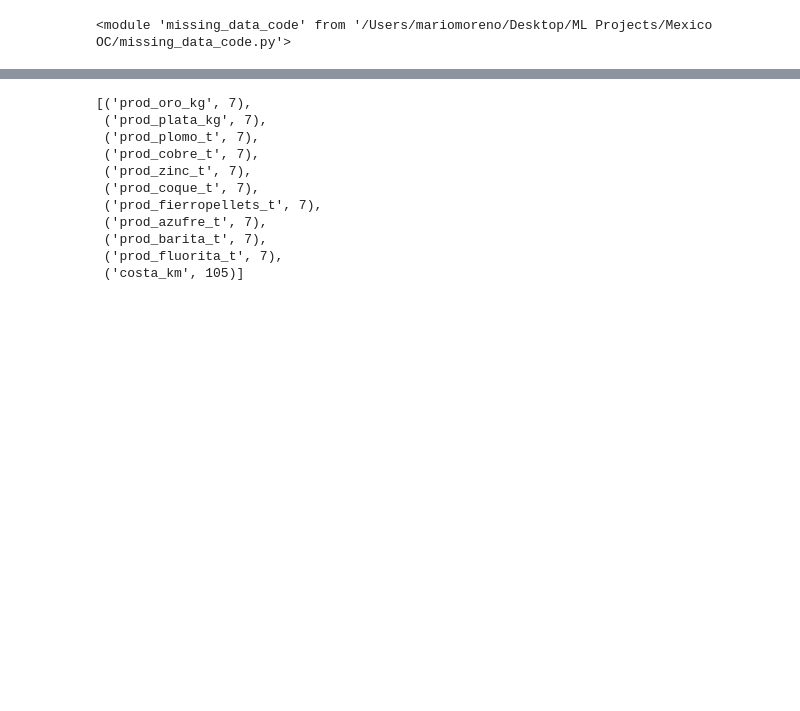
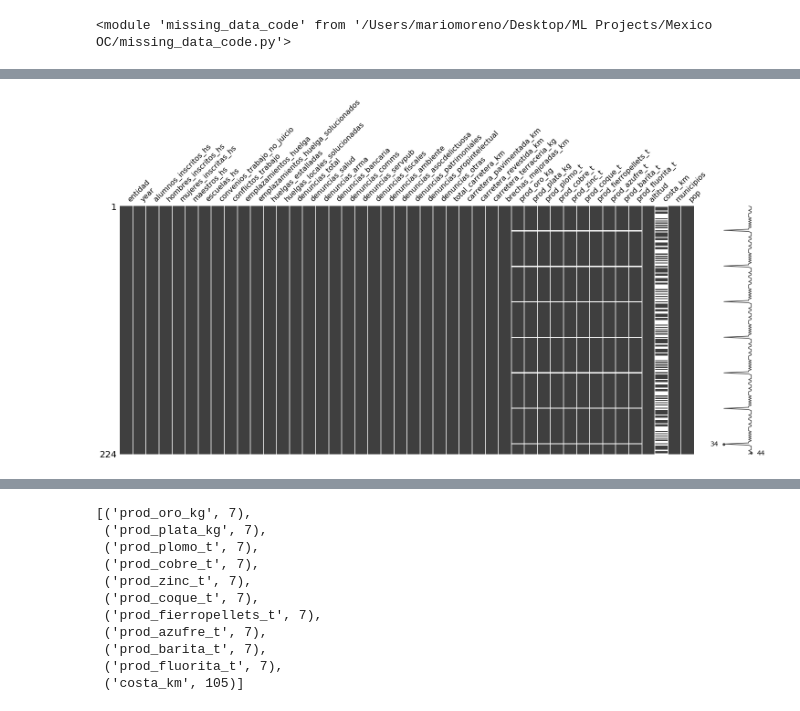
Before and after one commit to marioamz/MexicoOC_Index, a Jupyter notebook: Imputing Missing Data.ipynb, the cells around one changed output, grey strips where cells are left out. Cells and saved outputs as stored; diff of their text form; code cells hidden in the pictures; blank space fills up the shorter version.

```diff
--- a/Imputing Missing Data.ipynb
+++ b/Imputing Missing Data.ipynb
@@ -29,0 +32,4 @@ df.head()
+# %%
+mdc.visualizing_nulls(df, 'nullity')
+# %% [output]
+[figure, added]
```
Also changed, not shown: parts of 32 cells of this notebook, 4 other files.
